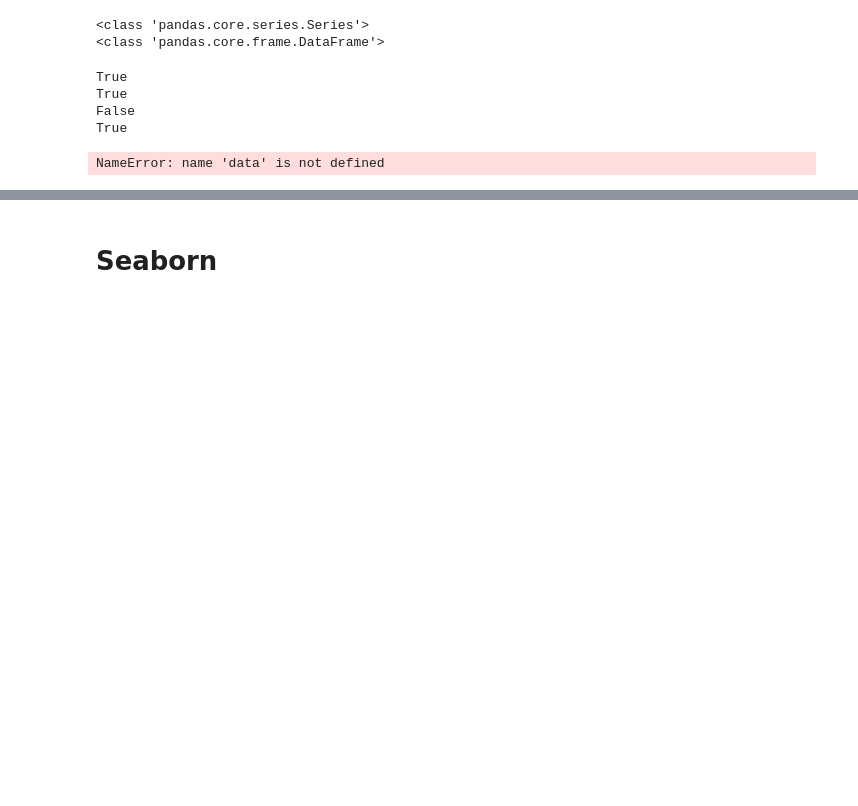
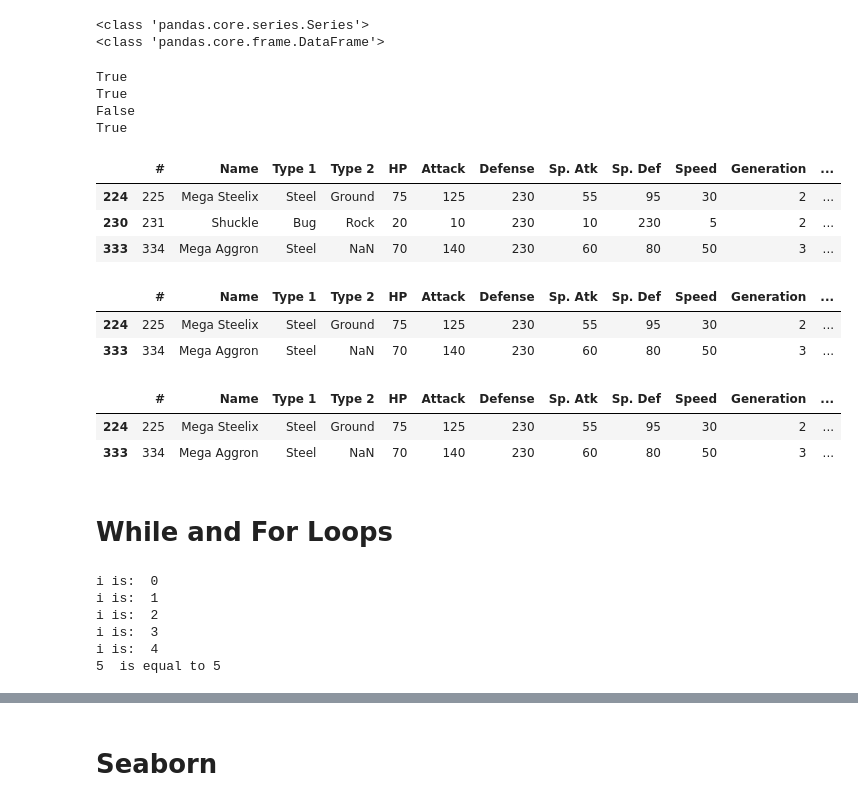
Before and after one commit to hamyhhmit-create/Data-ScienceTutorial, a Jupyter notebook: DS/Python_Introduction/Introduction_to_python.ipynb, the cells around one changed output, grey strips where cells are left out. Drawn from its saved outputs; the diff is of its cells as text; code cells hidden in the pictures; blank space fills up the shorter version.

```diff
--- a/DS/Python_Introduction/Introduction_to_python.ipynb
+++ b/DS/Python_Introduction/Introduction_to_python.ipynb
@@ -205,3 +205,12 @@ True
 {}
 # %% [markdown]
 # Pandas
+# %%
+import gdown
+import pandas as pd
+import matplotlib.pyplot as plt
+
+url = 'https://drive.google.com/uc?id=17SBKRXRljjEWWsxSDVYQ4LIgriYsIeyI'
+gdown.download(url, 'pokemon.csv', quiet=False)
+
+data = pd.read_csv('pokemon.csv')
@@ -225,7 +238,38 @@ False
 True
 # %%
 # 1 - Filtering Pandas data frame
-x = data['Defense']>200     # There are only 3 pokemons who have higher defense value than 200
+x = data['Defense']>200     # kiểm tra value defense có >200 không
 data[x]
 # %% [output]
-NameError: name 'data' is not defined
+|  | # | Name | Type 1 | Type 2 | HP | Attack | Defense | Sp. Atk | Sp. Def | Speed | Generation | ... |
+| 224 | 225 | Mega Steelix | Steel | Ground | 75 | 125 | 230 | 55 | 95 | 30 | 2 | ... |
+| 230 | 231 | Shuckle | Bug | Rock | 20 | 10 | 230 | 10 | 230 | 5 | 2 | ... |
+| 333 | 334 | Mega Aggron | Steel | NaN | 70 | 140 | 230 | 60 | 80 | 50 | 3 | ... |
+# %%
+
+data[np.logical_and(data['Defense']>200, data['Attack']>100 )]
+# %% [output]
+|  | # | Name | Type 1 | Type 2 | HP | Attack | Defense | Sp. Atk | Sp. Def | Speed | Generation | ... |
+| 224 | 225 | Mega Steelix | Steel | Ground | 75 | 125 | 230 | 55 | 95 | 30 | 2 | ... |
+| 333 | 334 | Mega Aggron | Steel | NaN | 70 | 140 | 230 | 60 | 80 | 50 | 3 | ... |
+# %%
+data[(data['Defense']>200) & (data['Attack']>100)]
+# %% [output]
+|  | # | Name | Type 1 | Type 2 | HP | Attack | Defense | Sp. Atk | Sp. Def | Speed | Generation | ... |
+| 224 | 225 | Mega Steelix | Steel | Ground | 75 | 125 | 230 | 55 | 95 | 30 | 2 | ... |
+| 333 | 334 | Mega Aggron | Steel | NaN | 70 | 140 | 230 | 60 | 80 | 50 | 3 | ... |
+# %% [markdown]
+# While and For Loops
+# %%
+i = 0
+while i != 5 :
+    print('i is: ',i)
+    i +=1
+print(i,' is equal to 5')
+# %% [output]
+i is:  0
+i is:  1
+i is:  2
+i is:  3
+i is:  4
+5  is equal to 5
```
Also changed, not shown: parts of 2 cells of this notebook.
